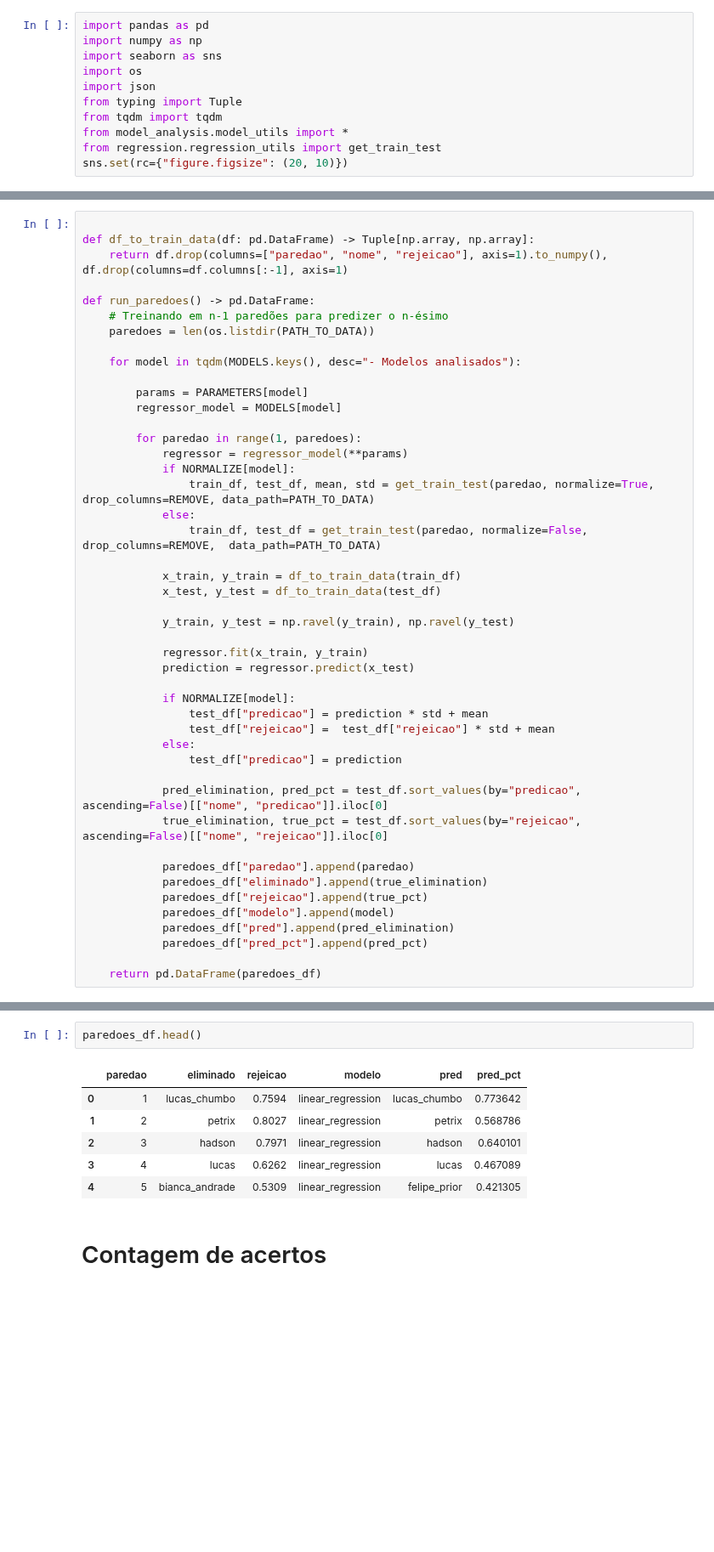
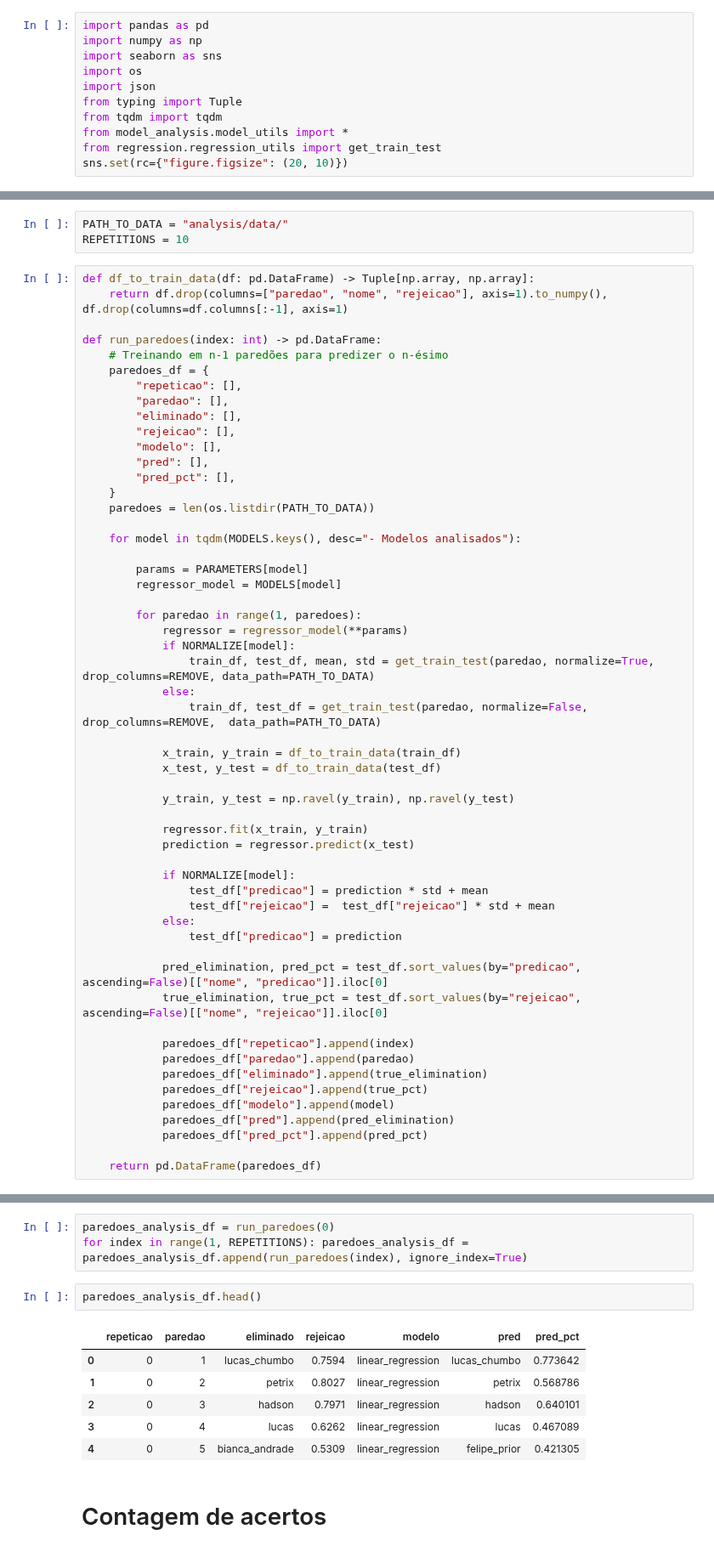
Before and after one commit to kenzosakiyama/BBBert20, a Jupyter notebook: paredoes.ipynb, the cells around one changed output, grey strips where cells are left out. Shown at 85% size. Saved outputs shown, nothing was run; the diff lists cells and outputs as text; blank space fills up the shorter version.

```diff
--- a/paredoes.ipynb
+++ b/paredoes.ipynb
@@ -22,10 +12,21 @@ paredoes_df = {
+# %%
+PATH_TO_DATA = "analysis/data/"
+REPETITIONS = 10
 # %%
-
 def df_to_train_data(df: pd.DataFrame) -> Tuple[np.array, np.array]:
     return df.drop(columns=["paredao", "nome", "rejeicao"], axis=1).to_numpy(), df.drop(columns=df.columns[:-1], axis=1)
 
-def run_paredoes() -> pd.DataFrame:
+def run_paredoes(index: int) -> pd.DataFrame:
     # Treinando em n-1 paredões para predizer o n-ésimo
+    paredoes_df = {
+        "repeticao": [],
+        "paredao": [],
+        "eliminado": [],
+        "rejeicao": [],
+        "modelo": [],
+        "pred": [],
+        "pred_pct": [],
+    }
     paredoes = len(os.listdir(PATH_TO_DATA))
 
     for model in tqdm(MODELS.keys(), desc="- Modelos analisados"):
@@ -57,6 +58,7 @@ def run_paredoes() -> pd.DataFrame:
             pred_elimination, pred_pct = test_df.sort_values(by="predicao", ascending=False)[["nome", "predicao"]].iloc[0]
             true_elimination, true_pct = test_df.sort_values(by="rejeicao", ascending=False)[["nome", "rejeicao"]].iloc[0]
 
+            paredoes_df["repeticao"].append(index)
             paredoes_df["paredao"].append(paredao)
             paredoes_df["eliminado"].append(true_elimination)
             paredoes_df["rejeicao"].append(true_pct)
@@ -70,12 +70,15 @@ paredoes_df = run_paredoes()
+# %%
+paredoes_analysis_df = run_paredoes(0)
+for index in range(1, REPETITIONS): paredoes_analysis_df = paredoes_analysis_df.append(run_paredoes(index), ignore_index=True)
 # %%
-paredoes_df.head()
+paredoes_analysis_df.head()
 # %% [output]
-|  | paredao | eliminado | rejeicao | modelo | pred | pred_pct |
-| 0 | 1 | lucas_chumbo | 0.7594 | linear_regression | lucas_chumbo | 0.773642 |
-| 1 | 2 | petrix | 0.8027 | linear_regression | petrix | 0.568786 |
-| 2 | 3 | hadson | 0.7971 | linear_regression | hadson | 0.640101 |
-| 3 | 4 | lucas | 0.6262 | linear_regression | lucas | 0.467089 |
-| 4 | 5 | bianca_andrade | 0.5309 | linear_regression | felipe_prior | 0.421305 |
+|  | repeticao | paredao | eliminado | rejeicao | modelo | pred | pred_pct |
+| 0 | 0 | 1 | lucas_chumbo | 0.7594 | linear_regression | lucas_chumbo | 0.773642 |
+| 1 | 0 | 2 | petrix | 0.8027 | linear_regression | petrix | 0.568786 |
+| 2 | 0 | 3 | hadson | 0.7971 | linear_regression | hadson | 0.640101 |
+| 3 | 0 | 4 | lucas | 0.6262 | linear_regression | lucas | 0.467089 |
+| 4 | 0 | 5 | bianca_andrade | 0.5309 | linear_regression | felipe_prior | 0.421305 |
 # %% [markdown]
 # Contagem de acertos
 # %%
```
Also changed, not shown: parts of 15 cells of this notebook, 1 other file.
